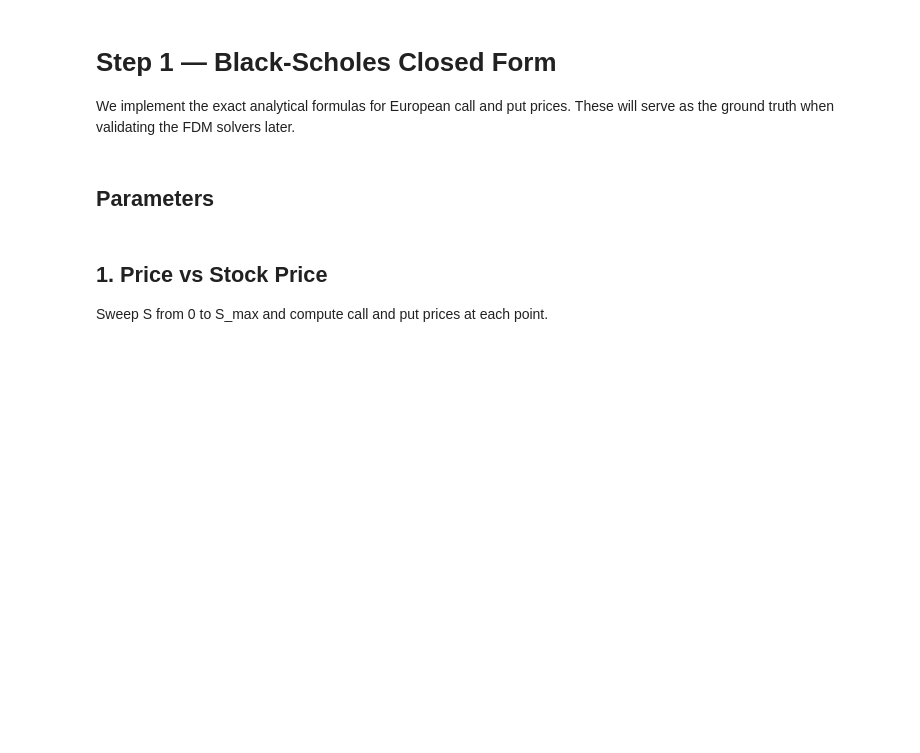
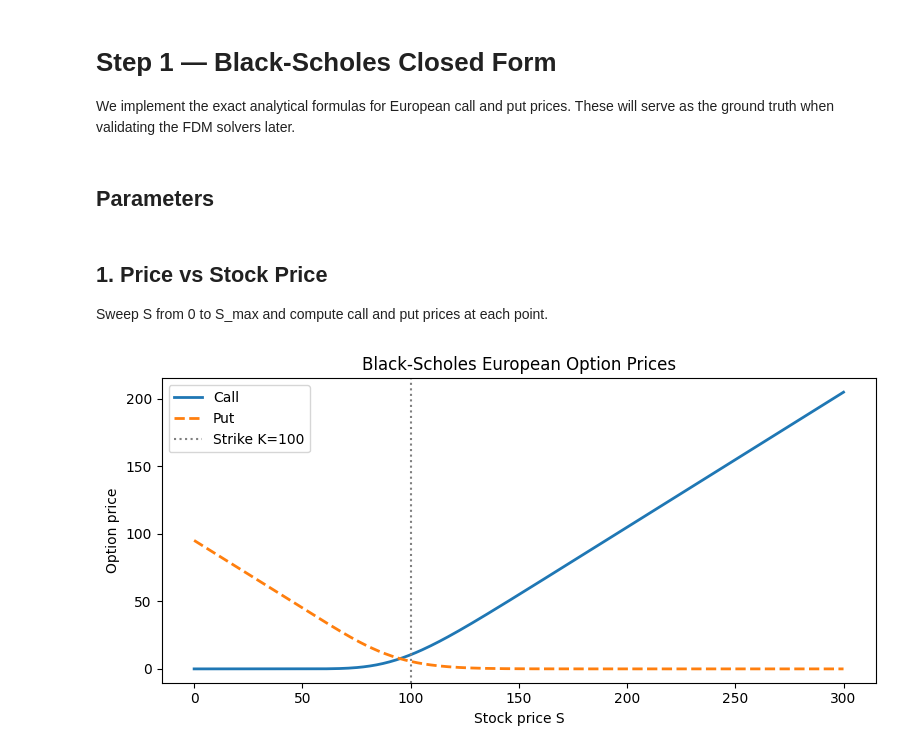
Before and after one commit to py2025/finite-difference, a Jupyter notebook: notebooks/01_black_scholes_formula.ipynb, the cells around one changed output. Saved outputs shown, nothing was run; the diff lists cells and outputs as text; code cells hidden in the pictures; blank space fills up the shorter version.

```diff
--- a/notebooks/01_black_scholes_formula.ipynb
+++ b/notebooks/01_black_scholes_formula.ipynb
@@ -26,16 +26,18 @@ Sweep S from 0 to S_max and compute call and put prices at each point.
 # %%
 S = np.linspace(0, S_max, 300)
 
-call_prices = np.array([bs_call_price(s, K, r, sigma, T) for s in S])
-put_prices  = np.array([bs_put_price(s, K, r, sigma, T)  for s in S])
+call_prices = np.array([bs_price(s, K, T, r, sigma, option_type="call") for s in S])
+put_prices  = np.array([bs_price(s, K, T, r, sigma, option_type="put")  for s in S])
 
 plt.figure(figsize=(8, 4))
 plt.plot(S, call_prices, label='Call', lw=2)
 plt.plot(S, put_prices,  label='Put',  lw=2, ls='--')
 plt.axvline(K, color='grey', ls=':', label=f'Strike K={K}')
 plt.xlabel('Stock price S')
 plt.ylabel('Option price')
 plt.title('Black-Scholes European Option Prices')
 plt.legend()
 plt.tight_layout()
 plt.show()
+# %% [output]
+[figure, added]
```
Also changed, not shown: parts of 1 cell of this notebook, 8 other files.
